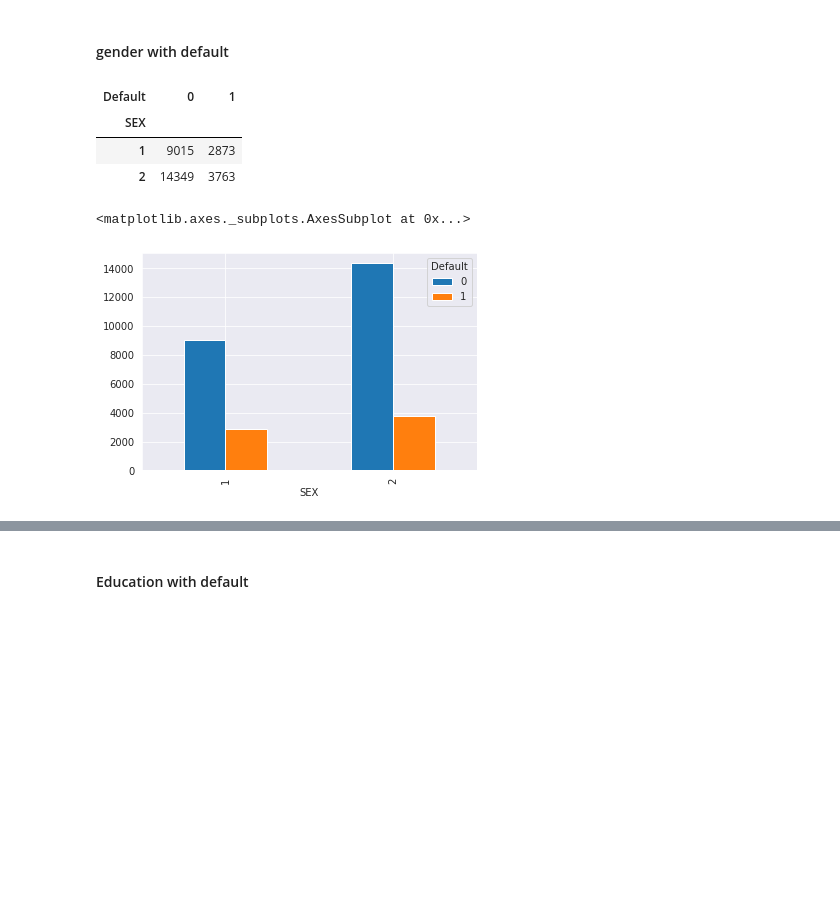
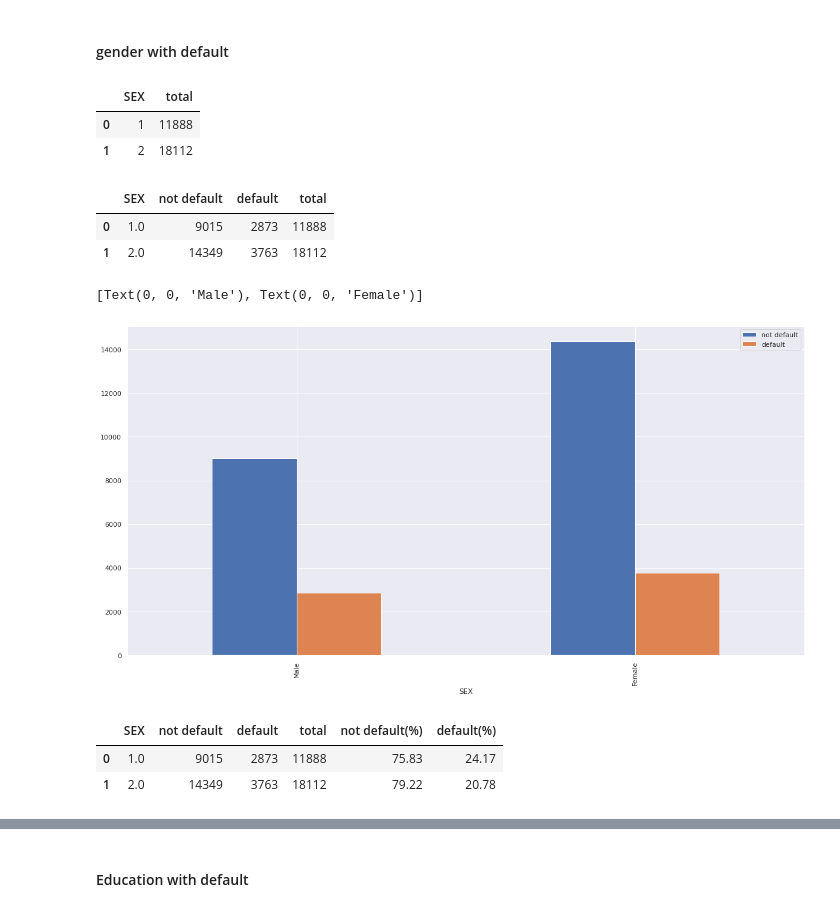
Before and after one commit to HeHeHuang/DataAnalytic, a Jupyter notebook: MayBank_DataScientist_Assessment.ipynb, the cells around one changed output, grey strips where cells are left out. Drawn from its saved outputs; the diff is of its cells as text; code cells hidden in the pictures; blank space fills up the shorter version.

```diff
--- a/MayBank_DataScientist_Assessment.ipynb
+++ b/MayBank_DataScientist_Assessment.ipynb
@@ -247,16 +251,25 @@ marriage_plot_.set_xticklabels(['Married','Single','Others'])
 [figure]
 # %% [markdown]
 #### gender with default
-# %%
-cross_table_gender = pd.crosstab(df['SEX'],df['Default'])
-cross_table_gender
-# %% [output]
-| Default | 0 | 1 |
-| SEX |  |  |
-| 1 | 9015 | 2873 |
-| 2 | 14349 | 3763 |
-# %%
-cross_table_gender.plot(kind='bar')
-# %% [output]
-<matplotlib.axes._subplots.AxesSubplot at 0x...>
-[figure, removed]
+# %%
+gender_no_default = df.groupby(df['SEX'][df['Default']==0]).size().reset_index(name='not default')
+gender_default = df.groupby(df['SEX'][df['Default']==1]).size().reset_index(name='default')
+gender_total = df.groupby(df['SEX']).size().reset_index(name='total')
+gender_total
+# %% [output]
+|  | SEX | total |
+| 0 | 1 | 11888 |
+| 1 | 2 | 18112 |
+# %%
+gender = gender_no_default.join(gender_default.set_index('SEX'),on = 'SEX').join(gender_total.set_index('SEX'), on = 'SEX')
+gender
+# %% [output]
+|  | SEX | not default | default | total |
+| 0 | 1.0 | 9015 | 2873 | 11888 |
+| 1 | 2.0 | 14349 | 3763 | 18112 |
+# %%
+gender_plot = gender.iloc[:,:3].plot(kind='bar',x='SEX')
+gender_plot.set_xticklabels(['Male','Female'])
+# %% [output]
+[Text(0, 0, 'Male'), Text(0, 0, 'Female')]
+[figure, added]
@@ -262,0 +279,6 @@ cross_table_gender.plot(kind='bar')
+# %%
+gender
+# %% [output]
+|  | SEX | not default | default | total | not default(%) | default(%) |
+| 0 | 1.0 | 9015 | 2873 | 11888 | 75.83 | 24.17 |
+| 1 | 2.0 | 14349 | 3763 | 18112 | 79.22 | 20.78 |
```
Also changed, not shown: parts of 24 cells of this notebook.
